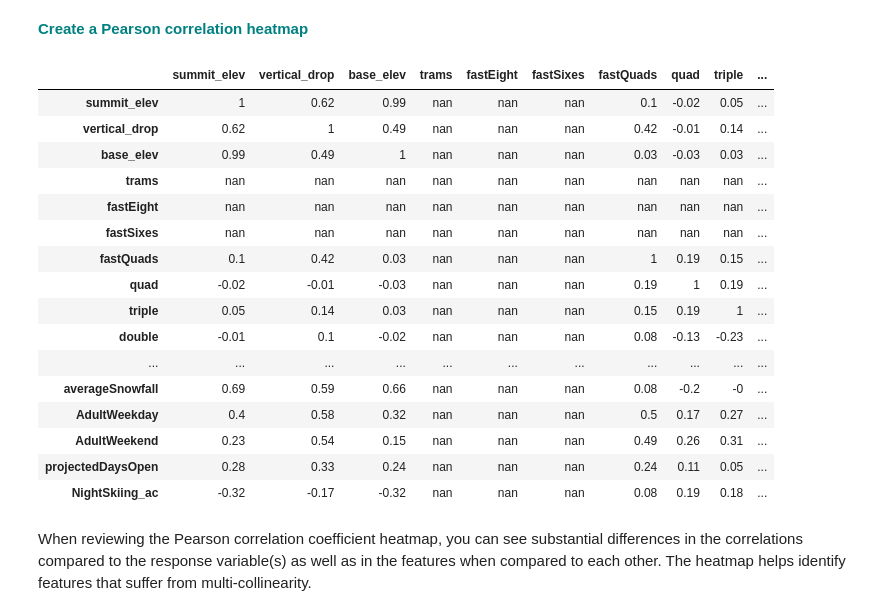
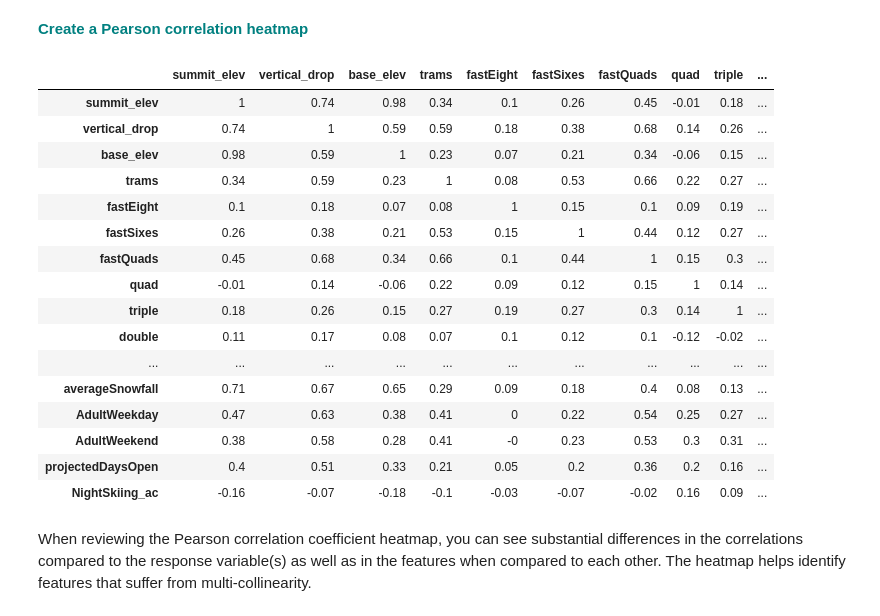
Before and after one commit to shashins/Capstone1, a Jupyter notebook: Guided_Capstone/Notebook_stepthree.ipynb, the cells around one changed output. Saved outputs shown, nothing was run; the diff lists cells and outputs as text; code cells hidden in the pictures.

```diff
--- a/Guided_Capstone/Notebook_stepthree.ipynb
+++ b/Guided_Capstone/Notebook_stepthree.ipynb
@@ -257,27 +265,27 @@ g=sns.pairplot(dfno)
 <font color='teal'>**Create a Pearson correlation heatmap**</font>
 # %%
 #Calculate the correlation coefficients
-corr = dfno.corr(method='pearson')
+corr = df.corr(method='pearson')
 #plot it in the next line
 corr.round(2).style.background_gradient(cmap='coolwarm')
 # %% [output]
 |  | summit_elev | vertical_drop | base_elev | trams | fastEight | fastSixes | fastQuads | quad | triple | ... |
-| summit_elev | 1 | 0.62 | 0.99 | nan | nan | nan | 0.1 | -0.02 | 0.05 | ... |
-| vertical_drop | 0.62 | 1 | 0.49 | nan | nan | nan | 0.42 | -0.01 | 0.14 | ... |
-| base_elev | 0.99 | 0.49 | 1 | nan | nan | nan | 0.03 | -0.03 | 0.03 | ... |
-| trams | nan | nan | nan | nan | nan | nan | nan | nan | nan | ... |
-| fastEight | nan | nan | nan | nan | nan | nan | nan | nan | nan | ... |
-| fastSixes | nan | nan | nan | nan | nan | nan | nan | nan | nan | ... |
-| fastQuads | 0.1 | 0.42 | 0.03 | nan | nan | nan | 1 | 0.19 | 0.15 | ... |
-| quad | -0.02 | -0.01 | -0.03 | nan | nan | nan | 0.19 | 1 | 0.19 | ... |
-| triple | 0.05 | 0.14 | 0.03 | nan | nan | nan | 0.15 | 0.19 | 1 | ... |
-| double | -0.01 | 0.1 | -0.02 | nan | nan | nan | 0.08 | -0.13 | -0.23 | ... |
+| summit_elev | 1 | 0.74 | 0.98 | 0.34 | 0.1 | 0.26 | 0.45 | -0.01 | 0.18 | ... |
+| vertical_drop | 0.74 | 1 | 0.59 | 0.59 | 0.18 | 0.38 | 0.68 | 0.14 | 0.26 | ... |
+| base_elev | 0.98 | 0.59 | 1 | 0.23 | 0.07 | 0.21 | 0.34 | -0.06 | 0.15 | ... |
+| trams | 0.34 | 0.59 | 0.23 | 1 | 0.08 | 0.53 | 0.66 | 0.22 | 0.27 | ... |
+| fastEight | 0.1 | 0.18 | 0.07 | 0.08 | 1 | 0.15 | 0.1 | 0.09 | 0.19 | ... |
+| fastSixes | 0.26 | 0.38 | 0.21 | 0.53 | 0.15 | 1 | 0.44 | 0.12 | 0.27 | ... |
+| fastQuads | 0.45 | 0.68 | 0.34 | 0.66 | 0.1 | 0.44 | 1 | 0.15 | 0.3 | ... |
+| quad | -0.01 | 0.14 | -0.06 | 0.22 | 0.09 | 0.12 | 0.15 | 1 | 0.14 | ... |
+| triple | 0.18 | 0.26 | 0.15 | 0.27 | 0.19 | 0.27 | 0.3 | 0.14 | 1 | ... |
+| double | 0.11 | 0.17 | 0.08 | 0.07 | 0.1 | 0.12 | 0.1 | -0.12 | -0.02 | ... |
 | ... | ... | ... | ... | ... | ... | ... | ... | ... | ... | ... |
-| averageSnowfall | 0.69 | 0.59 | 0.66 | nan | nan | nan | 0.08 | -0.2 | -0 | ... |
-| AdultWeekday | 0.4 | 0.58 | 0.32 | nan | nan | nan | 0.5 | 0.17 | 0.27 | ... |
-| AdultWeekend | 0.23 | 0.54 | 0.15 | nan | nan | nan | 0.49 | 0.26 | 0.31 | ... |
-| projectedDaysOpen | 0.28 | 0.33 | 0.24 | nan | nan | nan | 0.24 | 0.11 | 0.05 | ... |
-| NightSkiing_ac | -0.32 | -0.17 | -0.32 | nan | nan | nan | 0.08 | 0.19 | 0.18 | ... |
+| averageSnowfall | 0.71 | 0.67 | 0.65 | 0.29 | 0.09 | 0.18 | 0.4 | 0.08 | 0.13 | ... |
+| AdultWeekday | 0.47 | 0.63 | 0.38 | 0.41 | 0 | 0.22 | 0.54 | 0.25 | 0.27 | ... |
+| AdultWeekend | 0.38 | 0.58 | 0.28 | 0.41 | -0 | 0.23 | 0.53 | 0.3 | 0.31 | ... |
+| projectedDaysOpen | 0.4 | 0.51 | 0.33 | 0.21 | 0.05 | 0.2 | 0.36 | 0.2 | 0.16 | ... |
+| NightSkiing_ac | -0.16 | -0.07 | -0.18 | -0.1 | -0.03 | -0.07 | -0.02 | 0.16 | 0.09 | ... |
 # %%
 #create the correlation matrix heat map
 #plt.figure(figsize=(20,20))
```
Also changed, not shown: parts of 13 cells of this notebook, 6 other files.
